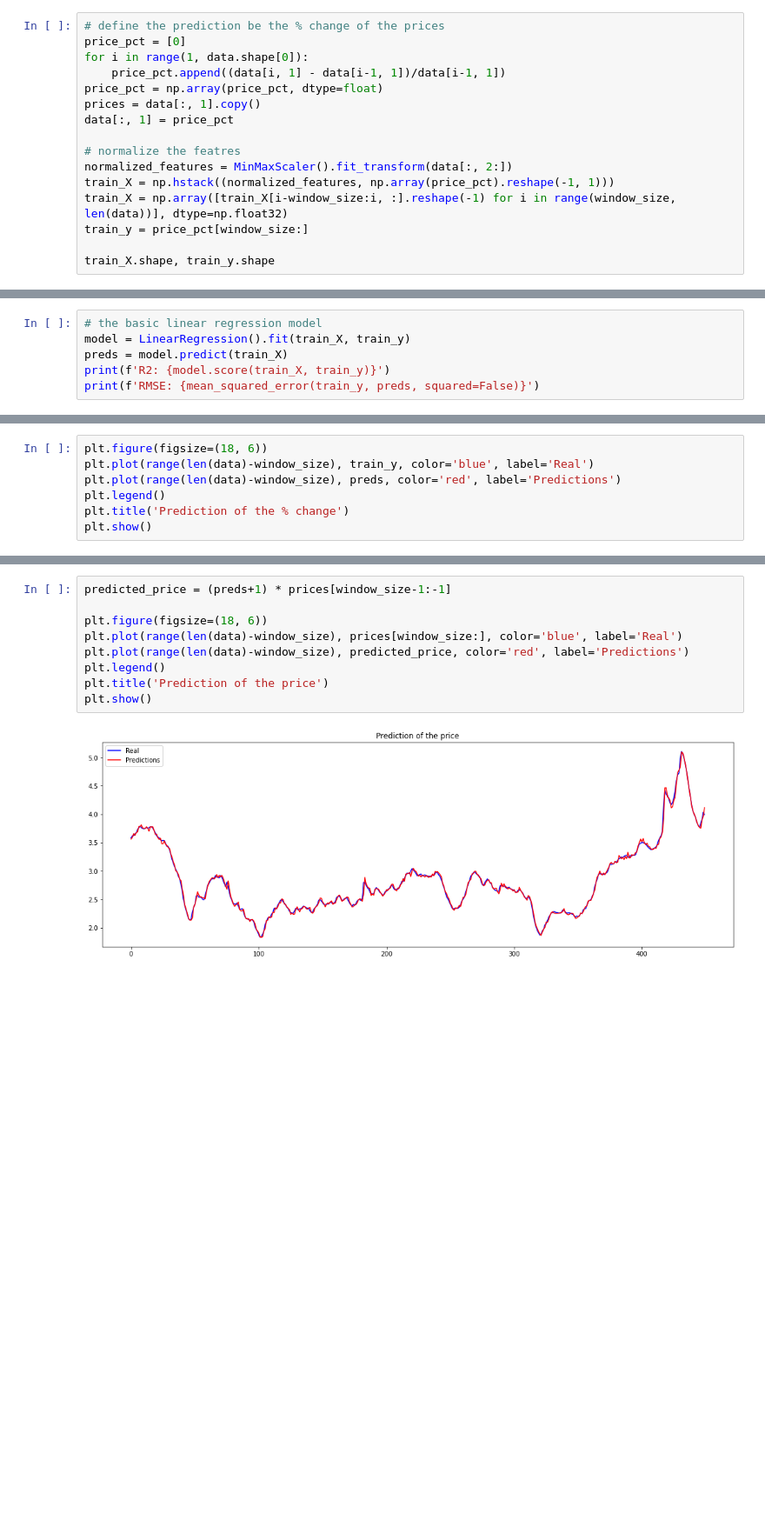
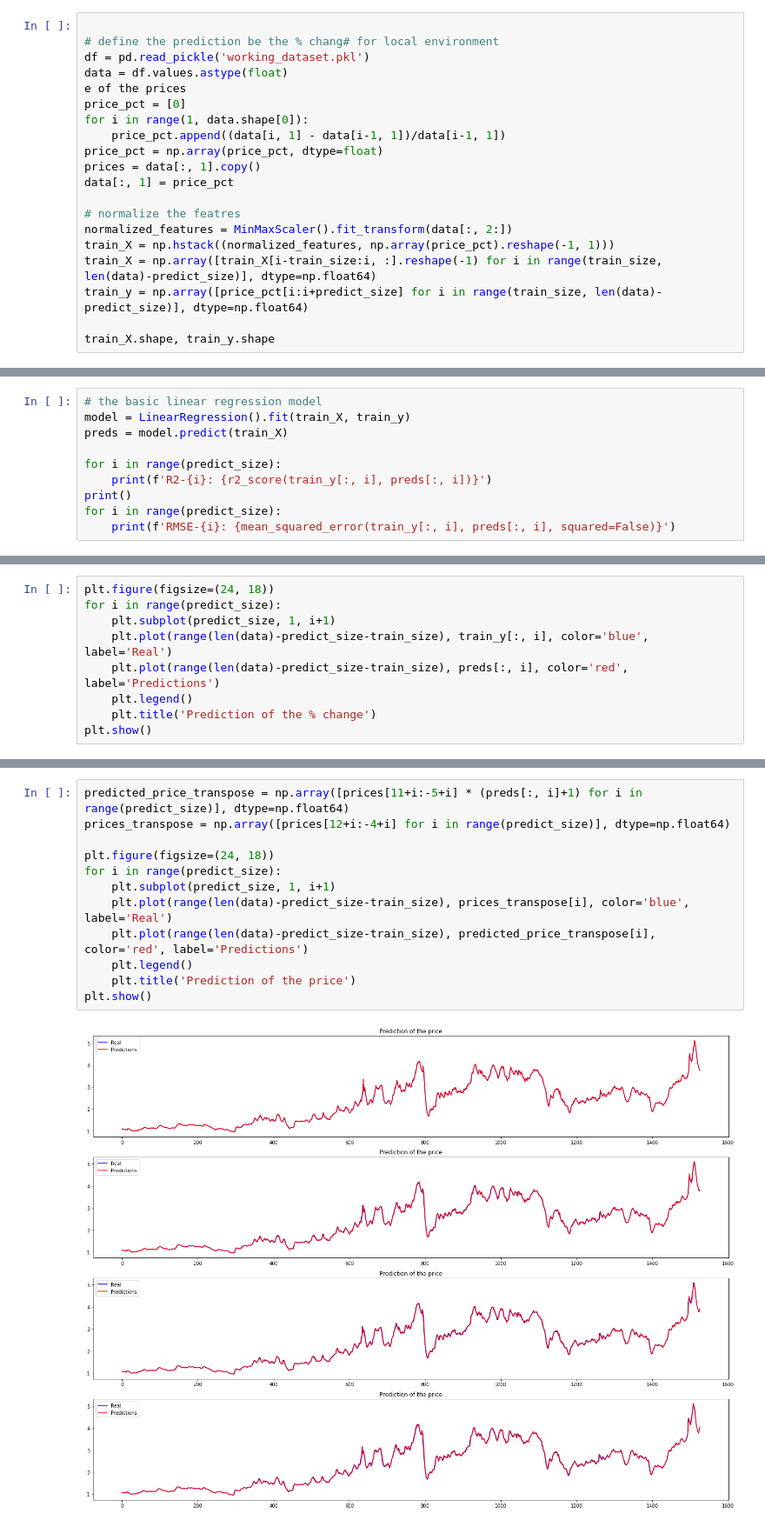
Before and after one commit to vanity-lost/Gasoline-Price-Prediction, a Jupyter notebook: baseline.ipynb, the cells around one changed output, grey strips where cells are left out. Shown at 87% size. Drawn from its saved outputs; the diff is of its cells as text; blank space fills up the shorter version.

```diff
--- a/baseline.ipynb
+++ b/baseline.ipynb
@@ -22,5 +11,9 @@ df.head()
 # %%
-# define the prediction be the % change of the prices
+
+# define the prediction be the % chang# for local environment
+df = pd.read_pickle('working_dataset.pkl')
+data = df.values.astype(float)
+e of the prices
 price_pct = [0]
 for i in range(1, data.shape[0]):
     price_pct.append((data[i, 1] - data[i-1, 1])/data[i-1, 1])
@@ -31,8 +24,8 @@ data[:, 1] = price_pct
 # normalize the featres
 normalized_features = MinMaxScaler().fit_transform(data[:, 2:])
 train_X = np.hstack((normalized_features, np.array(price_pct).reshape(-1, 1)))
-train_X = np.array([train_X[i-window_size:i, :].reshape(-1) for i in range(window_size, len(data))], dtype=np.float32)
-train_y = price_pct[window_size:]
+train_X = np.array([train_X[i-train_size:i, :].reshape(-1) for i in range(train_size, len(data)-predict_size)], dtype=np.float64)
+train_y = np.array([price_pct[i:i+predict_size] for i in range(train_size, len(data)-predict_size)], dtype=np.float64)
 
 train_X.shape, train_y.shape
 # %% [output]
@@ -41,6 +34,10 @@ train_X.shape, train_y.shape
 # the basic linear regression model
 model = LinearRegression().fit(train_X, train_y)
 preds = model.predict(train_X)
-print(f'R2: {model.score(train_X, train_y)}')
-print(f'RMSE: {mean_squared_error(train_y, preds, squared=False)}')
+
+for i in range(predict_size):
+    print(f'R2-{i}: {r2_score(train_y[:, i], preds[:, i])}')
+print()
+for i in range(predict_size):
+    print(f'RMSE-{i}: {mean_squared_error(train_y[:, i], preds[:, i], squared=False)}')
 # %% [output]
@@ -49,8 +53,10 @@ RMSE: 0.012904204497068663
 # %%
-plt.figure(figsize=(18, 6))
-plt.plot(range(len(data)-window_size), train_y, color='blue', label='Real')
-plt.plot(range(len(data)-window_size), preds, color='red', label='Predictions')
-plt.legend()
-plt.title('Prediction of the % change')
+plt.figure(figsize=(24, 18))
+for i in range(predict_size):
+    plt.subplot(predict_size, 1, i+1)
+    plt.plot(range(len(data)-predict_size-train_size), train_y[:, i], color='blue', label='Real')
+    plt.plot(range(len(data)-predict_size-train_size), preds[:, i], color='red', label='Predictions')
+    plt.legend()
+    plt.title('Prediction of the % change')
 plt.show()
 # %% [output]
@@ -58,11 +64,14 @@ plt.show()
 # %%
-predicted_price = (preds+1) * prices[window_size-1:-1]
+predicted_price_transpose = np.array([prices[11+i:-5+i] * (preds[:, i]+1) for i in range(predict_size)], dtype=np.float64)
+prices_transpose = np.array([prices[12+i:-4+i] for i in range(predict_size)], dtype=np.float64)
 
-plt.figure(figsize=(18, 6))
-plt.plot(range(len(data)-window_size), prices[window_size:], color='blue', label='Real')
-plt.plot(range(len(data)-window_size), predicted_price, color='red', label='Predictions')
-plt.legend()
-plt.title('Prediction of the price')
+plt.figure(figsize=(24, 18))
+for i in range(predict_size):
+    plt.subplot(predict_size, 1, i+1)
+    plt.plot(range(len(data)-predict_size-train_size), prices_transpose[i], color='blue', label='Real')
+    plt.plot(range(len(data)-predict_size-train_size), predicted_price_transpose[i], color='red', label='Predictions')
+    plt.legend()
+    plt.title('Prediction of the price')
 plt.show()
 # %% [output]
-[figure, old version]
+[figure, new version]
```
Also changed, not shown: parts of 5 cells of this notebook, 10 other files.
